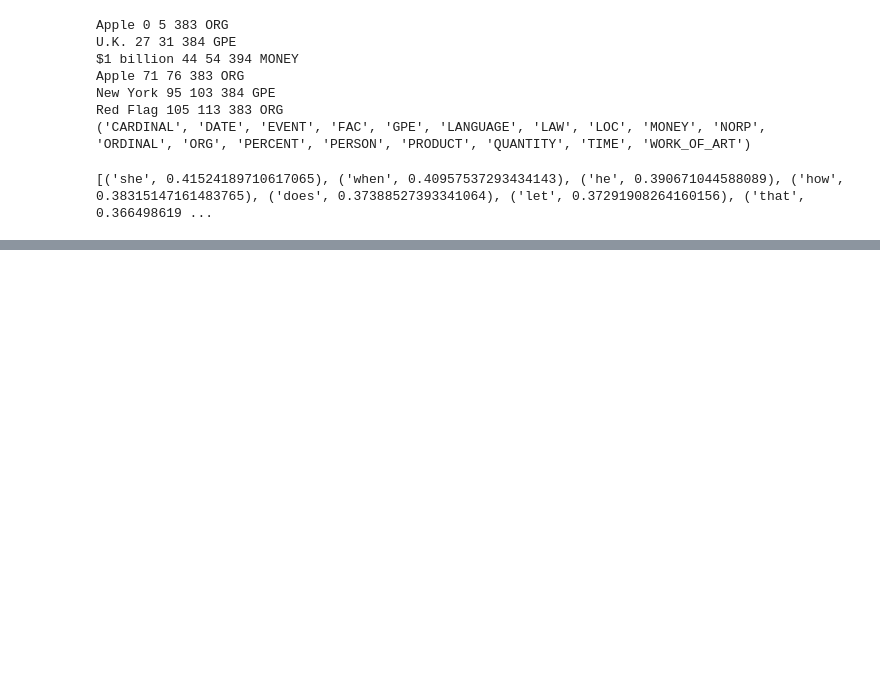
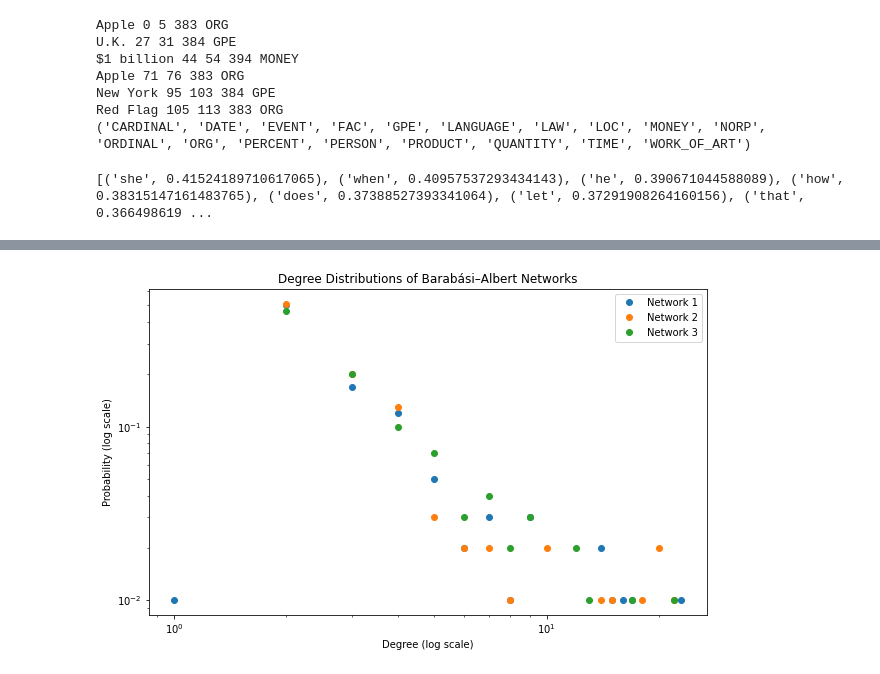
Before and after one commit to CAM-E-L/DataAnalysis, a Jupyter notebook: Python_word2vec/word2vec.ipynb, the cells around one changed output, grey strips where cells are left out. Cells and saved outputs as stored; diff of their text form; code cells hidden in the pictures; blank space fills up the shorter version.

```diff
--- a/Python_word2vec/word2vec.ipynb
+++ b/Python_word2vec/word2vec.ipynb
@@ -117,0 +231,25 @@ print(most_similar("dog", topn=50))
+# %%
+import matplotlib.pyplot as plt
+import networkx as nx
+import numpy as np
+
+# Let's generate networks using the Barabási–Albert model
+networks = [nx.barabasi_albert_graph(100, 2), nx.barabasi_albert_graph(100, 2), nx.barabasi_albert_graph(100, 2)]
+
+plt.figure(figsize=(10, 6))
+
+for i, G in enumerate(networks):
+    degrees = dict(G.degree())
+    degree_values = sorted(set(degrees.values()))
+    histogram = [list(degrees.values()).count(i)/float(nx.number_of_nodes(G)) for i in degree_values]
+
+    # Plot degree distribution on log-log scale
+    plt.loglog(degree_values, histogram, 'o', label=f'Network {i + 1}')
+
+plt.title('Degree Distributions of Barabási–Albert Networks')
+plt.xlabel('Degree (log scale)')
+plt.ylabel('Probability (log scale)')
+plt.legend()
+plt.show()
+# %% [output]
+[figure, added]
```
Also changed, not shown: parts of 6 cells of this notebook, 16 other files.
